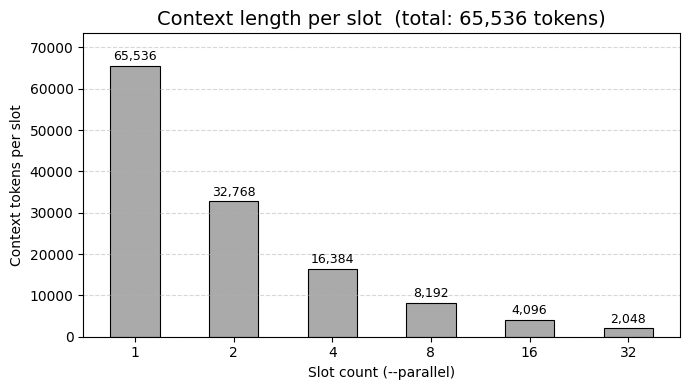
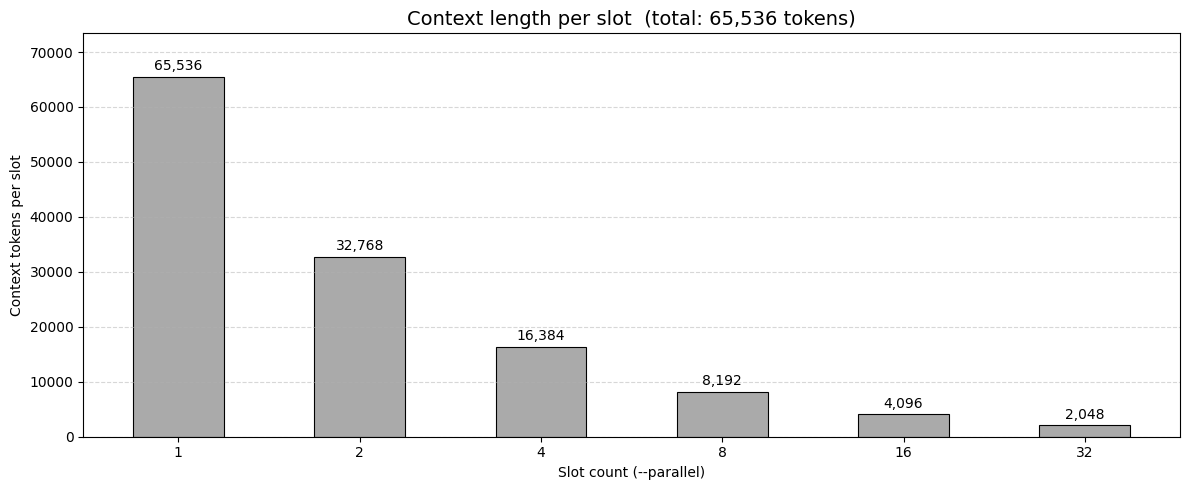
The change to this notebook cell's code, shown as a diff; its figure went from the first image to the second:
--- before
+++ after
@@ -3,5 +3,5 @@
 ctx_per_slot = [TOTAL_CONTEXT // s for s in slots]
 
-fig3, ax = plt.subplots(figsize=(7, 4))
+fig3, ax = plt.subplots(figsize=(12, 5))
 
 ax.bar(
@@ -14,5 +14,5 @@
     ax.text(
         str(s), ctx + TOTAL_CONTEXT * 0.01,
-        f'{ctx:,}', ha='center', va='bottom', fontsize=9,
+        f'{ctx:,}', ha='center', va='bottom', fontsize=10,
     )
 

Commit: Added performance testing results to README